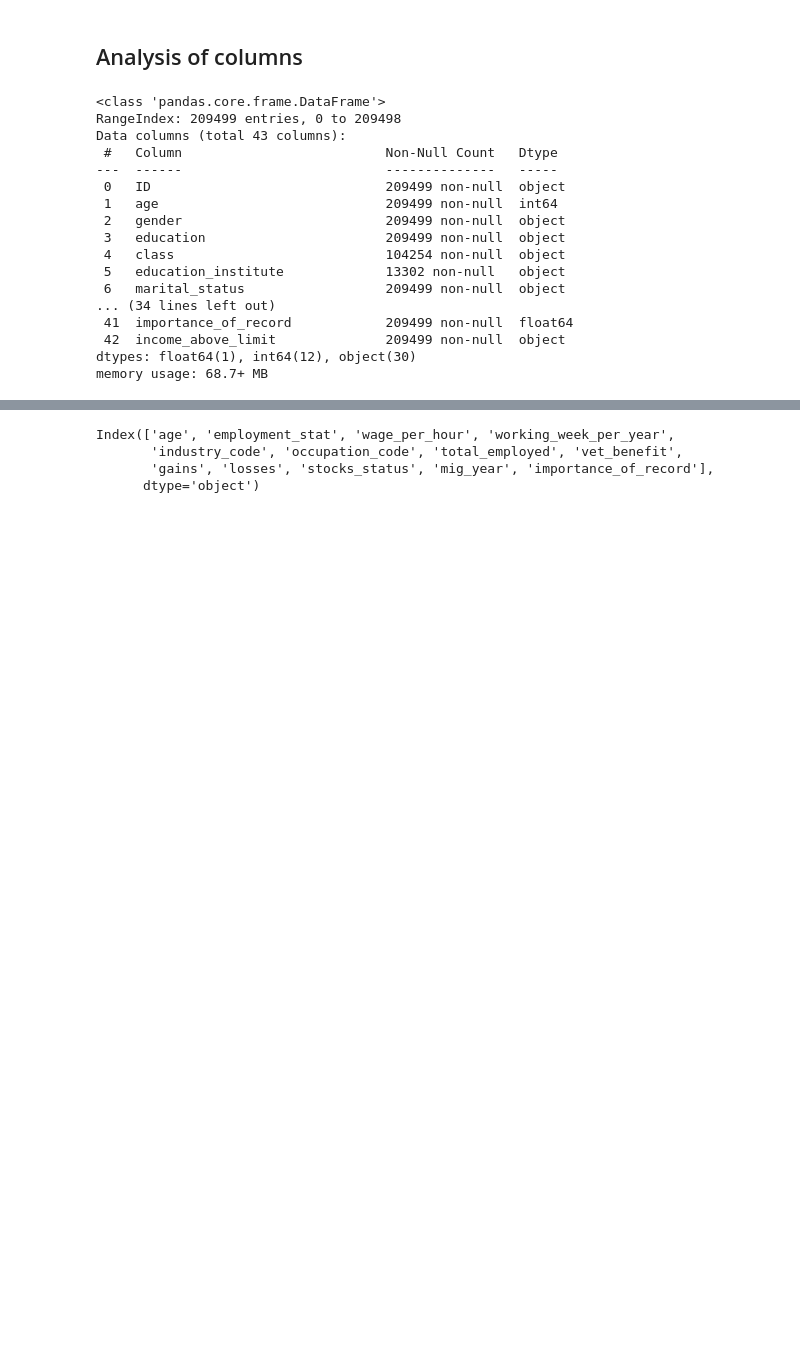
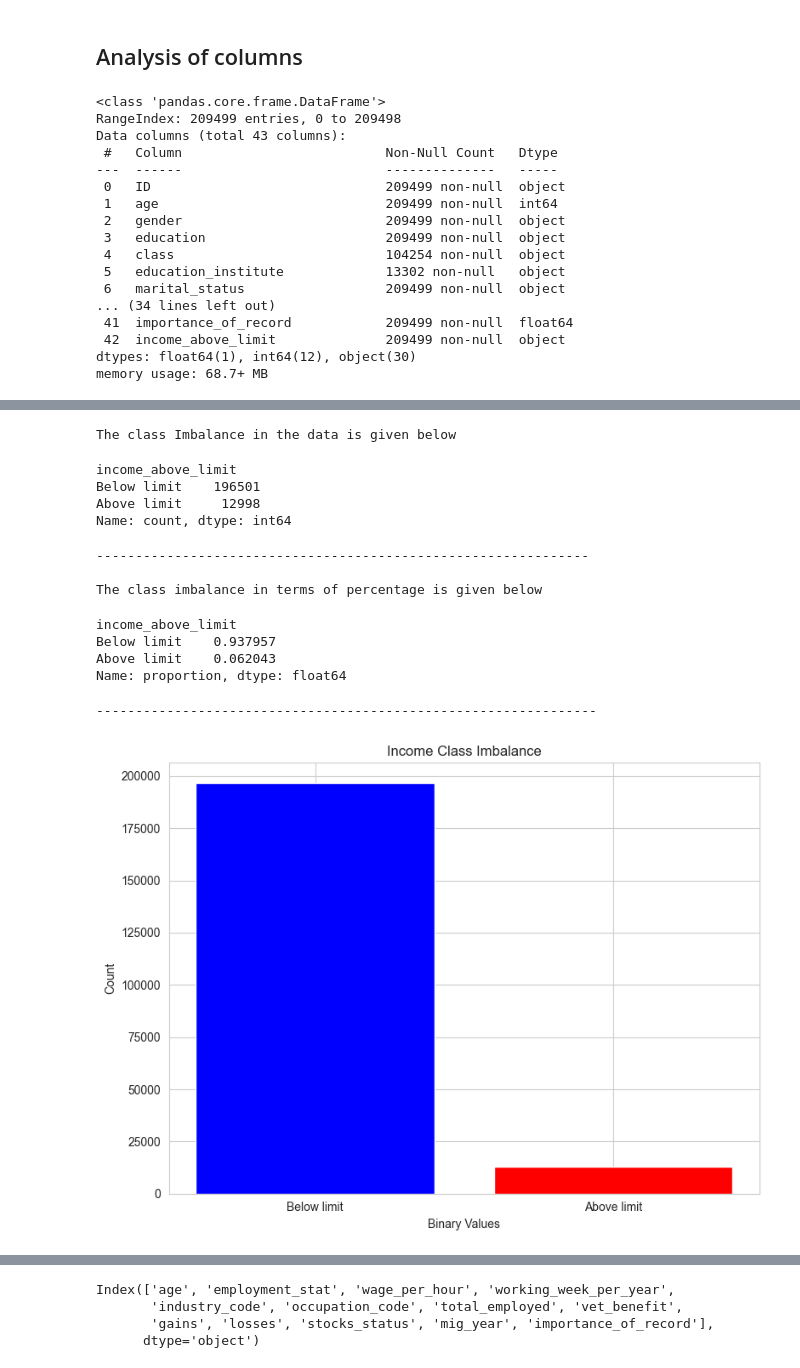
Before and after one commit to hanksnowdon/DataMiningProject, a Jupyter notebook: notebooks/01_EDA.ipynb, the cells around one changed output, grey strips where cells are left out. Cells and saved outputs as stored; diff of their text form; code cells hidden in the pictures; blank space fills up the shorter version.

```diff
--- a/notebooks/01_EDA.ipynb
+++ b/notebooks/01_EDA.ipynb
@@ -66,0 +89,37 @@ data.drop('ID', axis=1, inplace=True)
+# %%
+# Have a deeper look at the class imbalance and visualize for better perspective.
+
+print('The class Imbalance in the data is given below')
+display(data['income_above_limit'].value_counts())
+print('---------------------------------------------------------------\n')
+print('The class imbalance in terms of percentage is given below ')
+display(data['income_above_limit'].value_counts(normalize=True))
+print('----------------------------------------------------------------\n')
+
+# Count the occurrences of each value
+income_value_counts = data['income_above_limit'].value_counts()
+
+# Bar chart showing the class imbalance.
+plt.figure(figsize=(8, 6))  # Adjust figure size as needed
+plt.bar(income_value_counts.index, income_value_counts.values, color=["blue", "red"])
+plt.xlabel("Binary Values")
+plt.ylabel("Count")
+plt.title("Income Class Imbalance")
+plt.xticks(rotation=0)  # Ensure readable x-axis labels
+plt.tight_layout()
+plt.show()
+# %% [output]
+The class Imbalance in the data is given below
+income_above_limit
+Below limit    196501
+Above limit     12998
+Name: count, dtype: int64
+---------------------------------------------------------------
+
+The class imbalance in terms of percentage is given below
+income_above_limit
+Below limit    0.937957
+Above limit    0.062043
+Name: proportion, dtype: float64
+----------------------------------------------------------------
+[figure, added]
```
Also changed, not shown: parts of 16 cells of this notebook, 3 other files.
